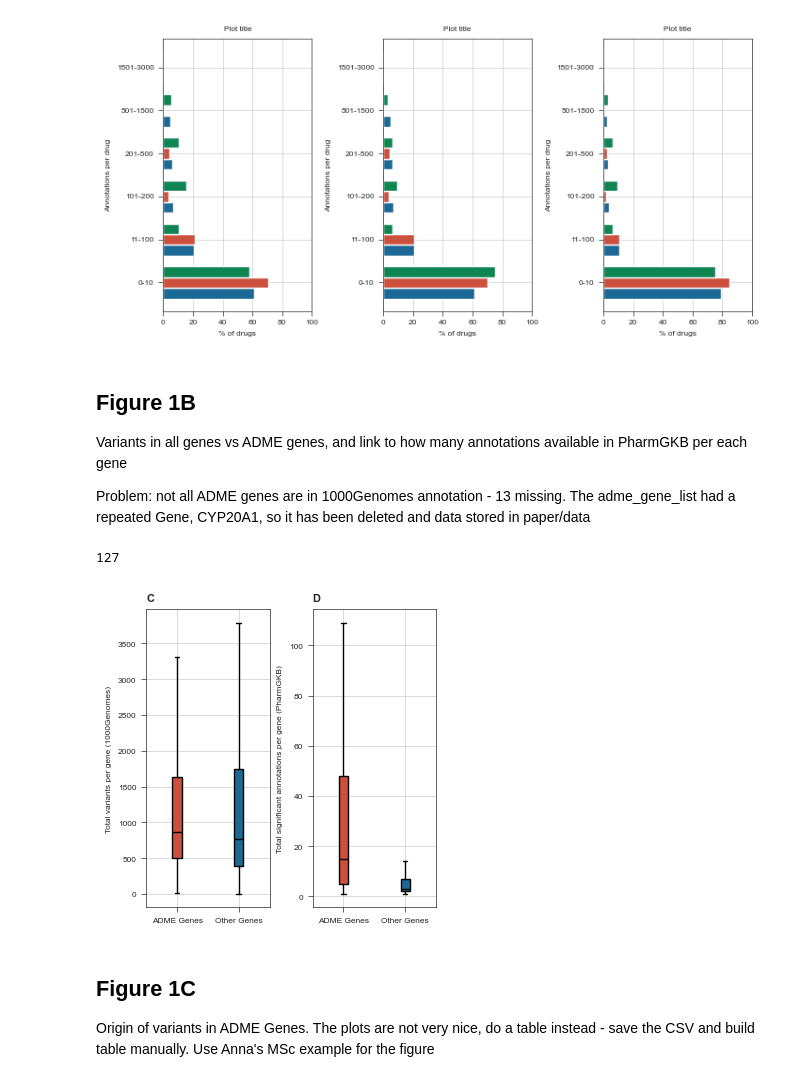
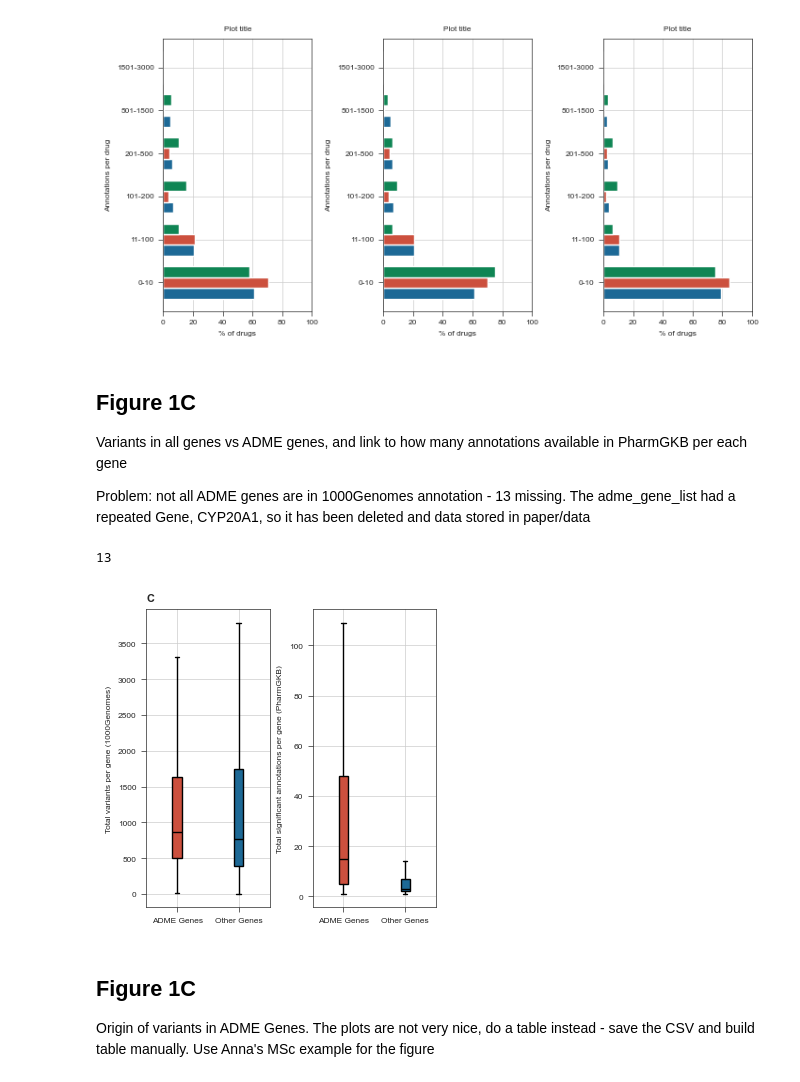
Before and after one commit to ersilia-os/pharmacogx-embeddings, a Jupyter notebook: paper/figure1.ipynb, the cells around one changed output. Cells and saved outputs as stored; diff of their text form; code cells hidden in the pictures.

```diff
--- a/paper/figure1.ipynb
+++ b/paper/figure1.ipynb
@@ -246,7 +246,7 @@ plot_combined_horizontal_bar(ax,
 # %% [output]
 [figure]
 # %% [markdown]
-## Figure 1B
+## Figure 1C
 Variants in all genes vs ADME genes, and link to how many annotations available in PharmGKB per each gene
 
 Problem: not all ADME genes are in 1000Genomes annotation - 13 missing.
@@ -256,36 +256,36 @@ admegenes = pd.read_csv(os.path.join("data", "adme_gene_list.tsv"), sep="\t")
 genes = admegenes["Gene Symbol"].tolist()
 
 allvars = pd.read_csv(os.path.join(DATAPATH, "variants", "1000_Genomes", "subset_snvs_protein_coding_1kGPhg38_gene_level.tsv"), sep="\t")
 genesmissing = list(set(genes)-set(df["gene"]))
 print(len(set(genesmissing)))
 admevars = allvars[allvars["gene"].isin(genes)]
 nonadmevars = allvars[~allvars["gene"].isin(genes)]
 admevars_counts = admevars[['gene', 'total_variants']]
 nonadmevars_counts = nonadmevars[['gene', 'total_variants']]
 
 pgx_ann = pd.read_csv(os.path.join(DATAPATH, "pharmgkb_processed", "13_pgkb_merged.csv"), low_memory=False)
 admeann = pgx_ann[pgx_ann["gene"].isin(genes)]
 nonadmeann = pgx_ann[~pgx_ann["gene"].isin(genes)]
 admeann_counts = admeann['gene'].value_counts().reset_index()
 nonadmeann_counts = nonadmeann['gene'].value_counts().reset_index()
 
 fig, axs = st.create_figure(1,2, width = ONE_COLUMN_WIDTH)
 colors = [red,blue]
 medianprops = dict(color="black")
 ax = axs.next()
 bp = ax.boxplot([admevars_counts['total_variants'], nonadmevars_counts['total_variants']], patch_artist=True, labels=['ADME Genes', 'Other Genes'], medianprops= medianprops,showfliers=False)
 for patch, color in zip(bp["boxes"], colors):
     patch.set_facecolor(color)
 st.label(ax, xlabel="", ylabel = "Total variants per gene (1000Genomes)",  title="", abc="C")
 ax = axs.next()
 bp = ax.boxplot([admeann_counts['count'], nonadmeann_counts['count']], patch_artist=True, labels=['ADME Genes', 'Other Genes'], medianprops= medianprops,showfliers=False)
 for patch, color in zip(bp["boxes"], colors):
     patch.set_facecolor(color)
-st.label(ax, xlabel="", ylabel = "Total significant annotations per gene (PharmGKB)", title="",abc="D")
+st.label(ax, xlabel="", ylabel = "Total significant annotations per gene (PharmGKB)", title="",abc="")
 plt.tight_layout()
 # %% [output]
-127
+13
-[figure, old version]
+[figure, new version]
 # %% [markdown]
 ## Figure 1C
 
```
Also changed, not shown: parts of 4 cells of this notebook.
